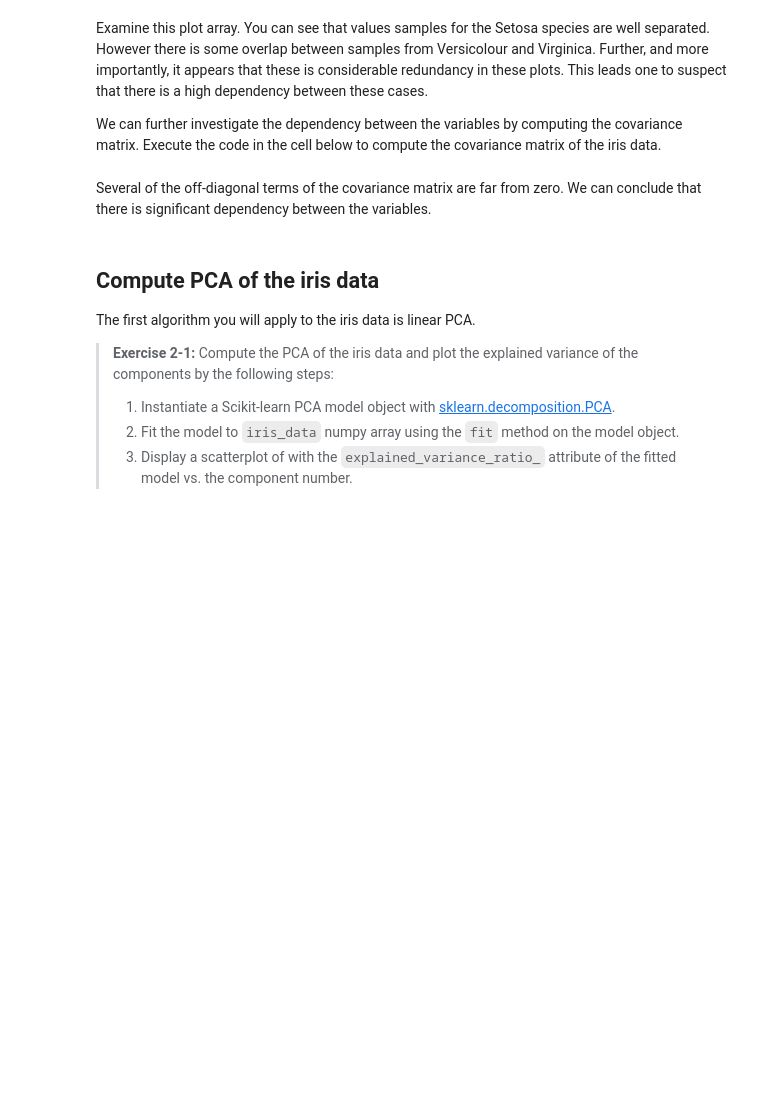
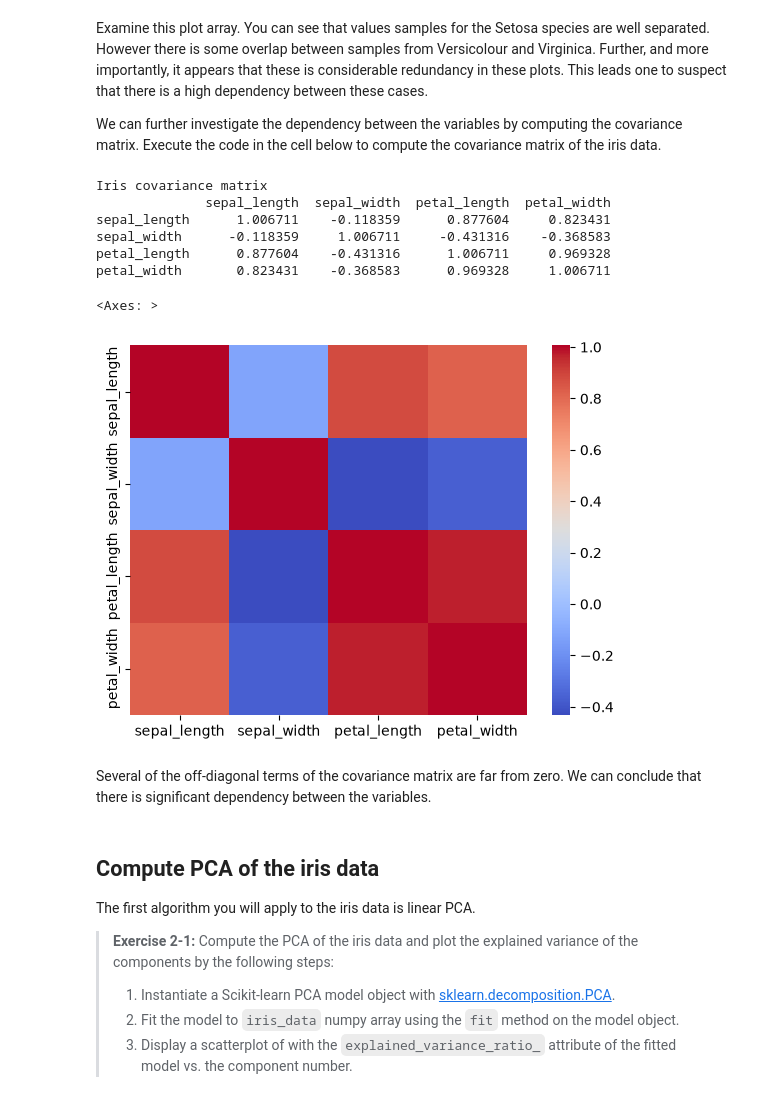
Before and after one commit to jonahneu/CSCI-E-108, a Jupyter notebook: notebooks/02_DimensionalityReduction.ipynb, the cells around one changed output. Cells and saved outputs as stored; diff of their text form; code cells hidden in the pictures; blank space fills up the shorter version.

```diff
--- a/notebooks/02_DimensionalityReduction.ipynb
+++ b/notebooks/02_DimensionalityReduction.ipynb
@@ -118,10 +153,21 @@ Examine this plot array. You can see that values samples for the Setosa species
 
 We can further investigate the dependency between the variables by computing the covariance matrix. Execute the code in the cell below to compute the covariance matrix of the iris data.
 # %%
-iris_convariance = pd.DataFrame(np.cov(np.transpose(iris_data)), index=list(iris.columns)[:-1], columns=list(iris.columns)[:-1])
-print('Iris covariance matrix')
+iris_convariance = pd.DataFrame(
+    np.cov(np.transpose(iris_data)), index=list(iris.columns)[:-1], columns=list(iris.columns)[:-1]
+)
+print("Iris covariance matrix")
 print(iris_convariance)
-sns.heatmap(iris_convariance, cmap='coolwarm');
+sns.heatmap(iris_convariance, cmap="coolwarm")
+# %% [output]
+Iris covariance matrix
+              sepal_length  sepal_width  petal_length  petal_width
+sepal_length      1.006711    -0.118359      0.877604     0.823431
+sepal_width      -0.118359     1.006711     -0.431316    -0.368583
+petal_length      0.877604    -0.431316      1.006711     0.969328
+petal_width       0.823431    -0.368583      0.969328     1.006711
+<Axes: >
+[figure, added]
 # %% [markdown]
 Several of the off-diagonal terms of the covariance matrix are far from zero. We can conclude that there is significant dependency between the variables.
 # %% [markdown]
```
Also changed, not shown: parts of 27 cells of this notebook, 1 other file.
